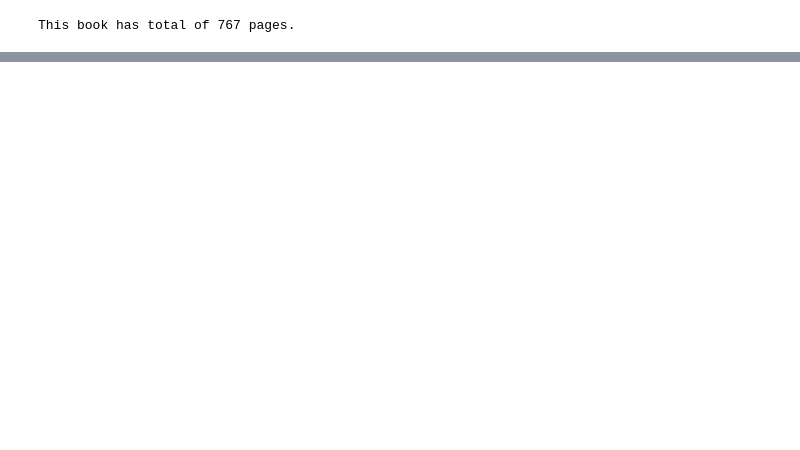
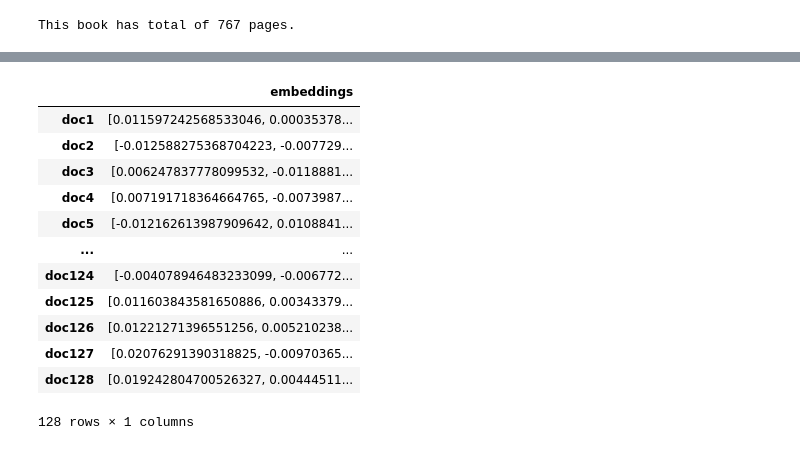
Before and after one commit to UzairNaeem3/LLM-Apps, a Jupyter notebook: PDF_Summarizer/test.ipynb, the cells around one changed output, grey strips where cells are left out. Cells and saved outputs as stored; diff of their text form; code cells hidden in the pictures; blank space fills up the shorter version.

```diff
--- a/PDF_Summarizer/test.ipynb
+++ b/PDF_Summarizer/test.ipynb
@@ -256,0 +169,8 @@ Dostoevsky was the son of a poor doctor and his parents read to their children f
+# %%
+vectors_50to75 = embeddings.embed_documents([x.page_content for x in docs[50:75]])
+# %%
+vectors_75to100 = embeddings.embed_documents([x.page_content for x in docs[75:100]])
+# %%
+vectors_100to128 = embeddings.embed_documents([x.page_content for x in docs[100:]])
+# %%
+vectors = vectors_first25 + vectors_25to50 + vectors_50to75 + vectors_75to100 + vectors_100to128
@@ -256,0 +179,23 @@ Dostoevsky was the son of a poor doctor and his parents read to their children f
+# %%
+doc_vectors = {}
+for i in range(len(vectors)):
+    doc_name = "doc" + str(i+1)
+    doc_vectors[doc_name] = [vectors[i]]
+
+
+df = pd.DataFrame.from_dict(doc_vectors, orient="index", columns=["embeddings"])
+df
+# %% [output]
+|  | embeddings |
+| doc1 | [0.011597242568533046, 0.00035378... |
+| doc2 | [-0.012588275368704223, -0.007729... |
+| doc3 | [0.006247837778099532, -0.0118881... |
+| doc4 | [0.007191718364664765, -0.0073987... |
+| doc5 | [-0.012162613987909642, 0.0108841... |
+| ... | ... |
+| doc124 | [-0.004078946483233099, -0.006772... |
+| doc125 | [0.011603843581650886, 0.00343379... |
+| doc126 | [0.01221271396551256, 0.005210238... |
+| doc127 | [0.02076291390318825, -0.00970365... |
+| doc128 | [0.019242804700526327, 0.00444511... |
+128 rows × 1 columns
```
Also changed, not shown: parts of 56 cells of this notebook, 2 other files.
